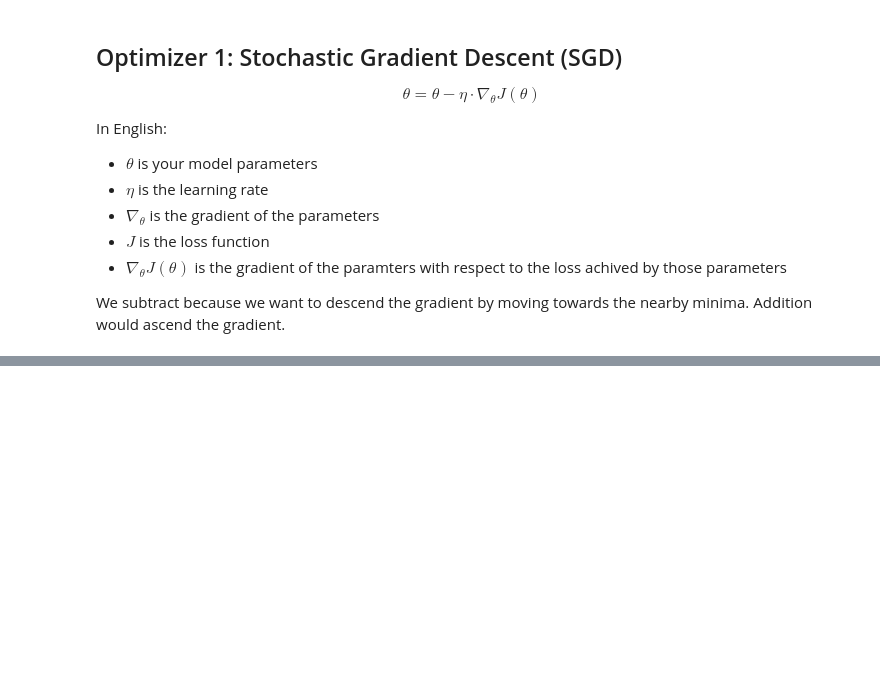
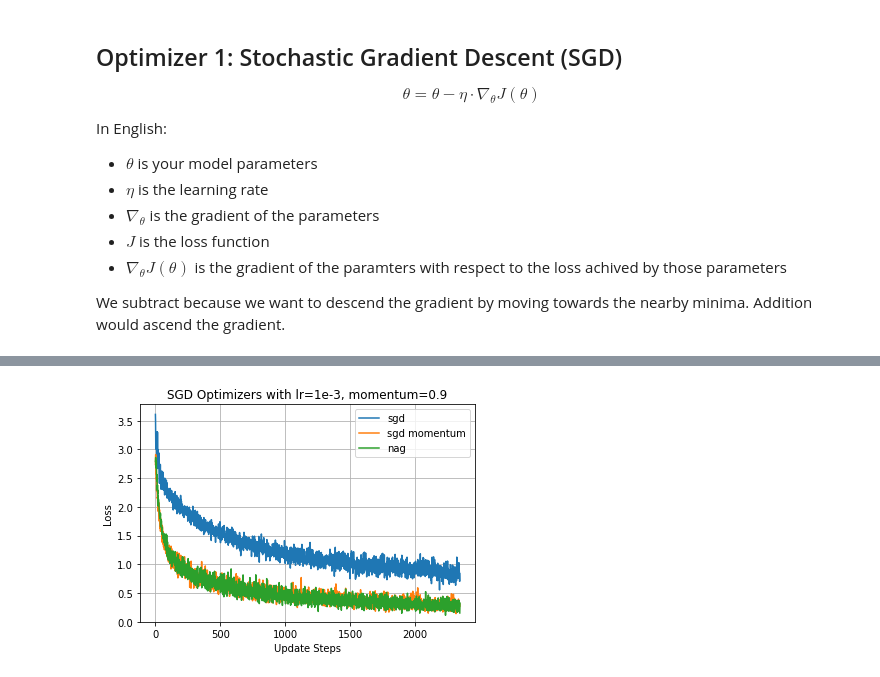
Before and after one commit to bentrevett/a-tour-of-pytorch-optimizers, a Jupyter notebook: optimizers.ipynb, the cells around one changed output, grey strips where cells are left out. Saved outputs shown, nothing was run; the diff lists cells and outputs as text; code cells hidden in the pictures; blank space fills up the shorter version.

```diff
--- a/optimizers.ipynb
+++ b/optimizers.ipynb
@@ -182,0 +234,18 @@ plot_losses(sgd_momentum_losses, 'SGDMomentum with lr=1e-3, momentum=0.9')
+# %%
+def plot_losses(losses, labels, title=None):
+    fig, ax = plt.subplots()
+    for loss, label in zip(losses, labels):
+        ax.plot(loss, label=label)
+    ax.set_title(title)
+    ax.set_ylabel('Loss')
+    ax.set_xlabel('Update Steps')
+    ax.set_ylim(ymin=0)
+    ax.grid()
+    ax.legend(loc='upper right')
+# %%
+losses = [sgd_loss, sgd_momentum_loss, nag_loss]
+labels = ['sgd', 'sgd momentum', 'nag']
+
+plot_losses(losses, labels, 'SGD Optimizers with lr=1e-3, momentum=0.9')
+# %% [output]
+[figure, added]
```
Also changed, not shown: parts of 12 cells of this notebook.
